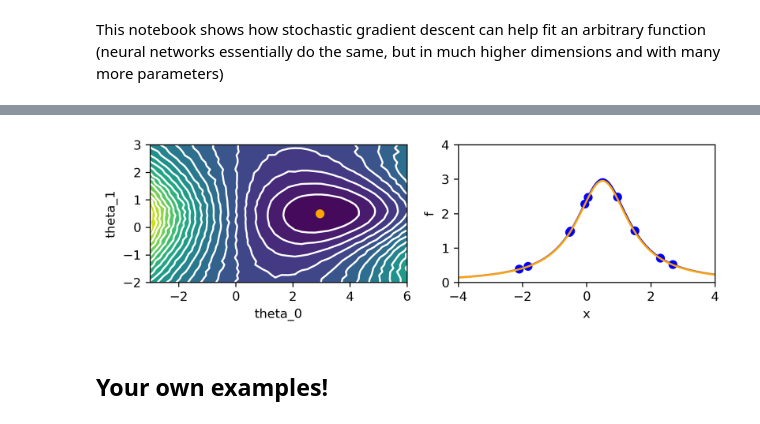
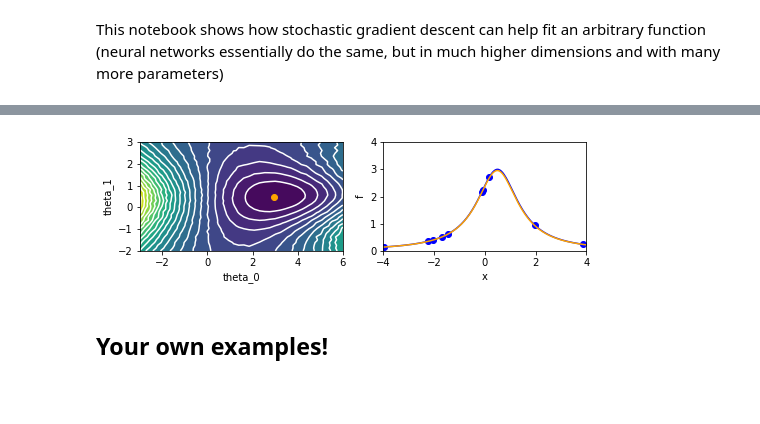
Before and after one commit to goerz/MLforPhysicists, a Jupyter notebook: Lecture1/01_tutorial_CurveFitting.ipynb, the cells around one changed output, grey strips where cells are left out. Saved outputs shown, nothing was run; the diff lists cells and outputs as text; code cells hidden in the pictures; blank space fills up the shorter version.

```diff
--- a/Lecture1/01_tutorial_CurveFitting.ipynb
+++ b/Lecture1/01_tutorial_CurveFitting.ipynb
@@ -9,11 +9,11 @@ Go to https://machine-learning-for-physicists.org and follow the link to the cur
 # %% [markdown]
 This notebook shows how stochastic gradient descent can help fit an arbitrary function (neural networks essentially do the same, but in much higher dimensions and with many more parameters)
 # %%
-#from numpy import array, zeros, exp, random, dot, shape, reshape, meshgrid, linspace
+# from numpy import array, zeros, exp, random, dot, shape, reshape, meshgrid, linspace
+import matplotlib
+import matplotlib.pyplot as plt  # for plotting
 import numpy as np
 
-import matplotlib.pyplot as plt # for plotting
-import matplotlib
-matplotlib.rcParams['figure.dpi']=300 # highres display
+#matplotlib.rcParams['figure.dpi'] = 300  # highres display
 # %%
 # Define the parametrized nonlinear function
@@ -91,61 +95,62 @@ plt.show()
 # Also plot the current location of parameters theta
 # (over the average cost function)
 
+from time import sleep
+
 # import functions for updating display
 # (simple animation)
 from IPython.display import clear_output
-from time import sleep
 
 # take arbitrary parameters as starting point
-theta=np.array([-1.0,2.0])
+theta = np.array([-1.0, 2.0])
 
 # do many steps of stochastic gradient descent,
 # continue showing the comparison!
-eta=.2 # "learning rate" (gradient descent step size)
-nsamples=10 # stochastic x samples used per step
-nsteps=100 # how many steps we take
+eta = 0.2  # "learning rate" (gradient descent step size)
+nsamples = 10  # stochastic x samples used per step
+nsteps = 100  # how many steps we take
 
-x_sweep=np.linspace(-4,4,300)
+x_sweep = np.linspace(-4, 4, 300)
 
 for n in range(nsteps):
     #############################
     # THE CRUCIAL THREE LINES:  #
     #############################
-    x=samples(nsamples) # get random samples
+    x = samples(nsamples)  # get random samples
     # deviation from true function (vector):
-    deviation=f(theta,x)-true_f(x)
+    deviation = f(theta, x) - true_f(x)
     # do one gradient descent step:
-    theta-=eta*np.average(deviation[None,:]*f_grad(theta,x),axis=1)
+    theta -= eta * np.average(deviation[None, :] * f_grad(theta, x), axis=1)
 
     # Now: Plotting
     # compare true function (blue) against
     # parametrized function (orange)
     # blue dots indicate random points where
     # the true function was sampled in this step
     clear_output(wait=True)
-    fig,ax=plt.subplots(ncols=2,nrows=1,figsize=(8,2))
+    fig, ax = plt.subplots(ncols=2, nrows=1, figsize=(8, 2))
 
-    nlevels=20
-    ax[0].contourf(X,Y,C,nlevels)
-    ax[0].contour(X,Y,C,nlevels,colors="white")
-    ax[0].scatter([theta[0]],[theta[1]],color="orange")
-    ax[0].set_xlim(theta0s[0],theta0s[-1])
-    ax[0].set_ylim(theta1s[0],theta1s[-1])
+    nlevels = 20
+    ax[0].contourf(X, Y, C, nlevels)
+    ax[0].contour(X, Y, C, nlevels, colors="white")
+    ax[0].scatter([theta[0]], [theta[1]], color="orange")
+    ax[0].set_xlim(theta0s[0], theta0s[-1])
+    ax[0].set_ylim(theta1s[0], theta1s[-1])
     ax[0].set_xlabel("theta_0")
     ax[0].set_ylabel("theta_1")
 
-    ax[1].plot(x_sweep,true_f(x_sweep),color="blue")
-    ax[1].scatter(x,true_f(x),color="blue")
-    ax[1].plot(x_sweep,f(theta,x_sweep),color="orange")
-    ax[1].set_xlim(-4,4)
-    ax[1].set_ylim(0.0,4.0)
+    ax[1].plot(x_sweep, true_f(x_sweep), color="blue")
+    ax[1].scatter(x, true_f(x), color="blue")
+    ax[1].plot(x_sweep, f(theta, x_sweep), color="orange")
+    ax[1].set_xlim(-4, 4)
+    ax[1].set_ylim(0.0, 4.0)
     ax[1].set_xlabel("x")
     ax[1].set_ylabel("f")
 
     plt.show()
     sleep(0.3)
 # %% [output]
-[figure, old version]
+[figure, new version]
 # %% [markdown]
 ## Your own examples!
 # %%
```
Also changed, not shown: parts of 3 cells of this notebook, 1 other file.
